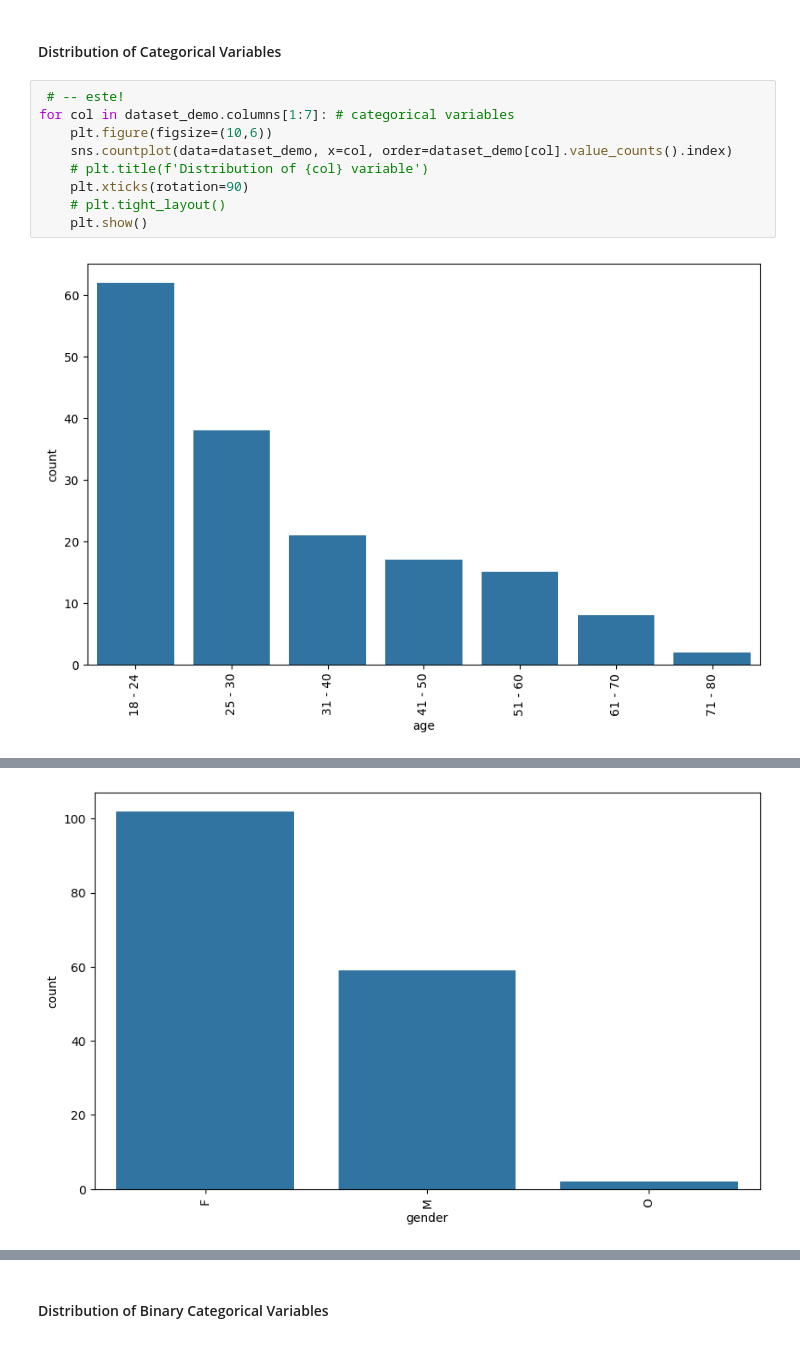
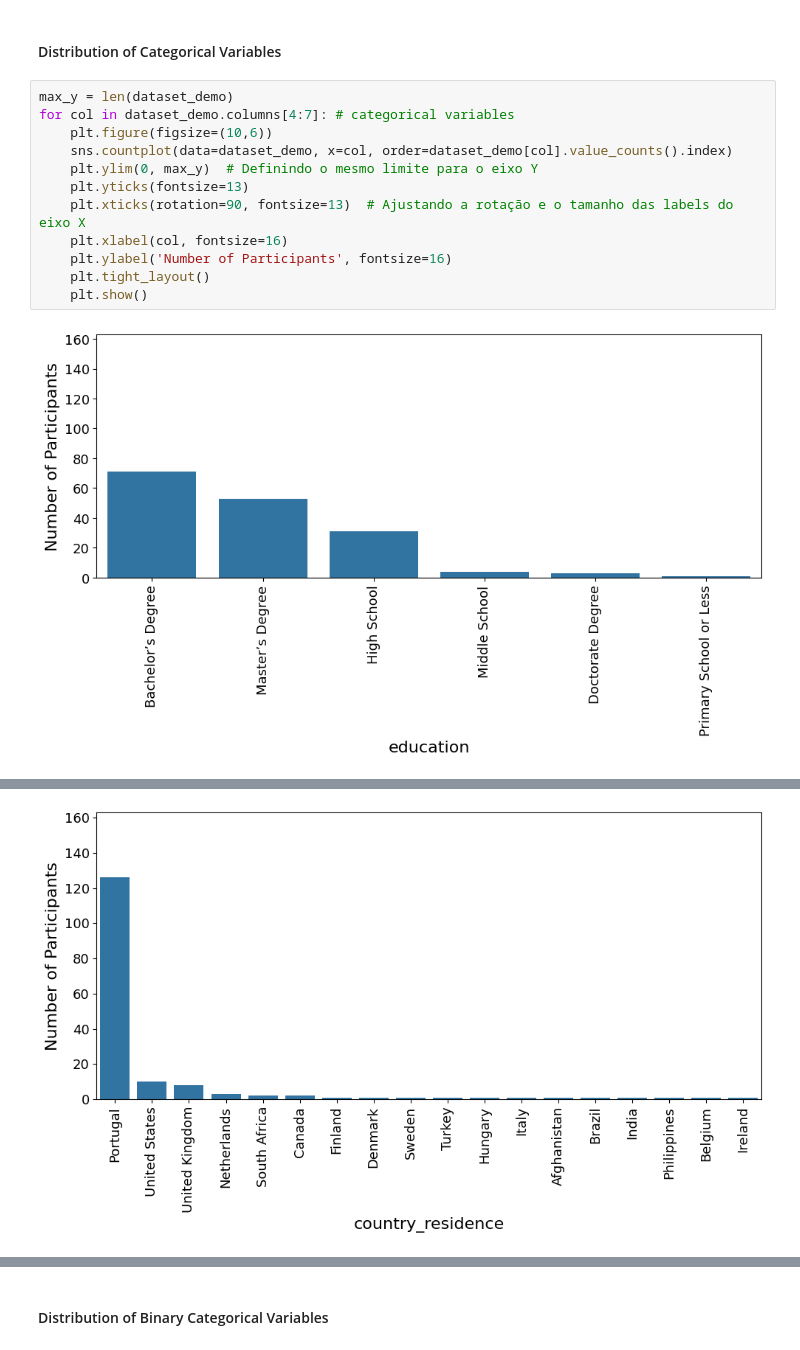
Before and after one commit to inesgmarcelino/EmoRecSys, a Jupyter notebook: data/eda/demographic_eda.ipynb, the cells around one changed output, grey strips where cells are left out. Drawn from its saved outputs; the diff is of its cells as text.

```diff
--- a/data/eda/demographic_eda.ipynb
+++ b/data/eda/demographic_eda.ipynb
@@ -84,13 +69,16 @@ dtype: int64
 # %% [markdown]
 #### Distribution of Categorical Variables
 # %%
- # -- este!
-for col in dataset_demo.columns[1:7]: # categorical variables
+max_y = len(dataset_demo)
+for col in dataset_demo.columns[4:7]: # categorical variables
     plt.figure(figsize=(10,6))
     sns.countplot(data=dataset_demo, x=col, order=dataset_demo[col].value_counts().index)
-    # plt.title(f'Distribution of {col} variable')
-    plt.xticks(rotation=90)
-    # plt.tight_layout()
+    plt.ylim(0, max_y)  # Definindo o mesmo limite para o eixo Y
+    plt.yticks(fontsize=13)
+    plt.xticks(rotation=90, fontsize=13)  # Ajustando a rotação e o tamanho das labels do eixo X
+    plt.xlabel(col, fontsize=16)
+    plt.ylabel('Number of Participants', fontsize=16)
+    plt.tight_layout()
     plt.show()
 # %% [output]
-[figure, old version]
+[figure, new version]
@@ -98 +86 @@ for col in dataset_demo.columns[1:7]: # categorical variables
-[figure, old version]
+[figure, new version]
```
Also changed, not shown: parts of 2 cells of this notebook, 20 other files.
